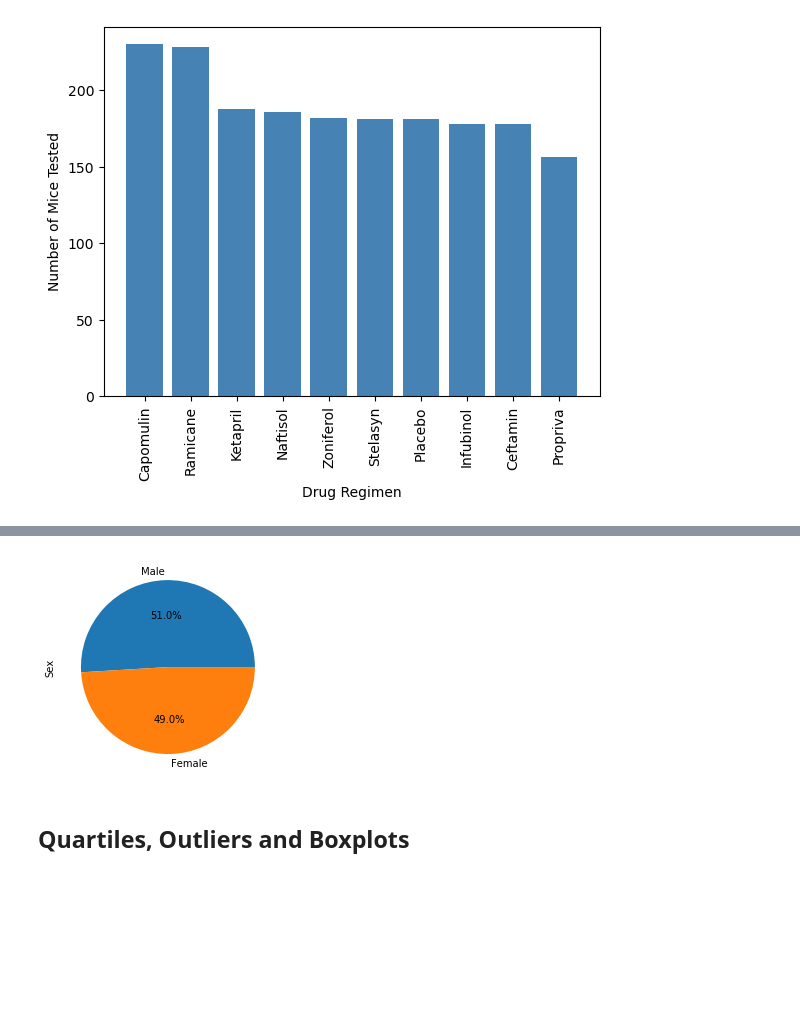
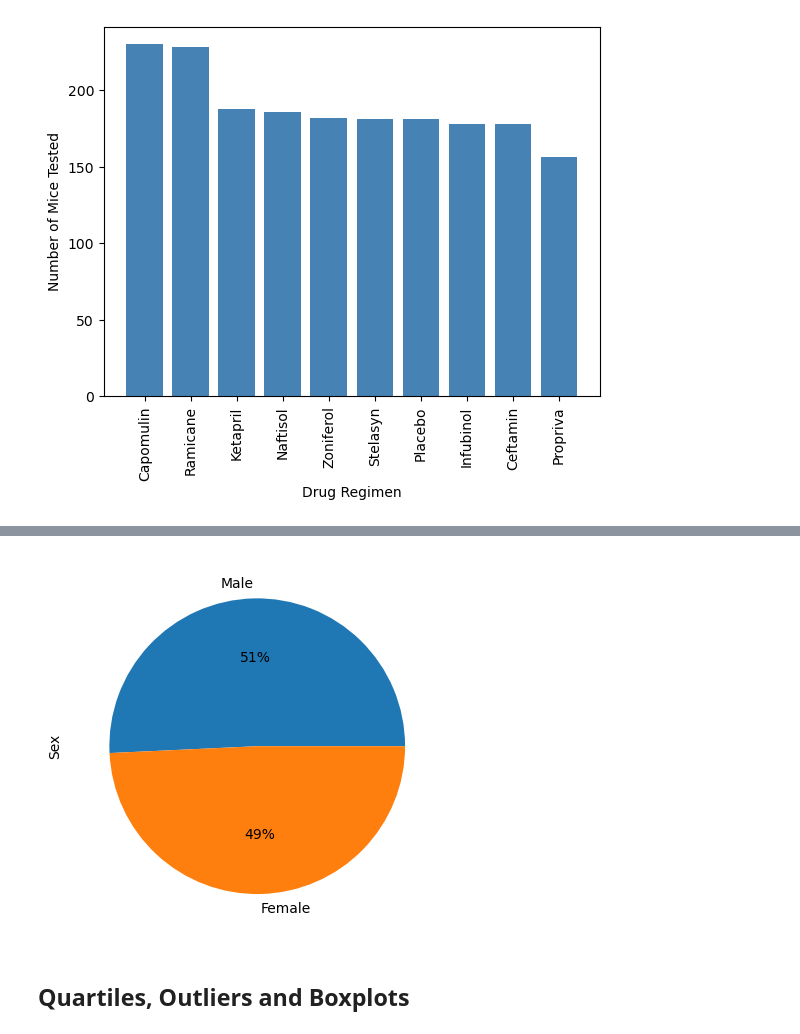
Before and after one commit to ashuudupa/data_challenge, a Jupyter notebook: module_5_starter_code/Pymaceuticals/pymaceuticals_starter.ipynb, the cells around one changed output, grey strips where cells are left out. Drawn from its saved outputs; the diff is of its cells as text; code cells hidden in the pictures; blank space fills up the shorter version.

```diff
--- a/module_5_starter_code/Pymaceuticals/pymaceuticals_starter.ipynb
+++ b/module_5_starter_code/Pymaceuticals/pymaceuticals_starter.ipynb
@@ -138,4 +138,7 @@ plt.show()
 [figure]
 # %%
 # Generate a pie plot showing the distribution of female versus male mice using Pandas
+gender_pie = mousedrop["Sex"].value_counts()
+gender_pie.plot.pie(autopct= "%1.0f%%")
+plt.show()
 # %% [output]
@@ -143,7 +146,11 @@ plt.show()
 # %%
 # Generate a pie plot showing the distribution of female versus male mice using pyplot
+labels = ['Male', 'Female']
+sizes = [51, 49]
+colors = ["steelblue", "darkorange"]
+pieplot = gender_pie.plot.pie(autopct="%1.0f%%")
 # %% [output]
-[figure, old version]
+[figure, new version]
 # %% [markdown]
 ## Quartiles, Outliers and Boxplots
 # %%
```
Also changed, not shown: parts of 1 cell of this notebook.
